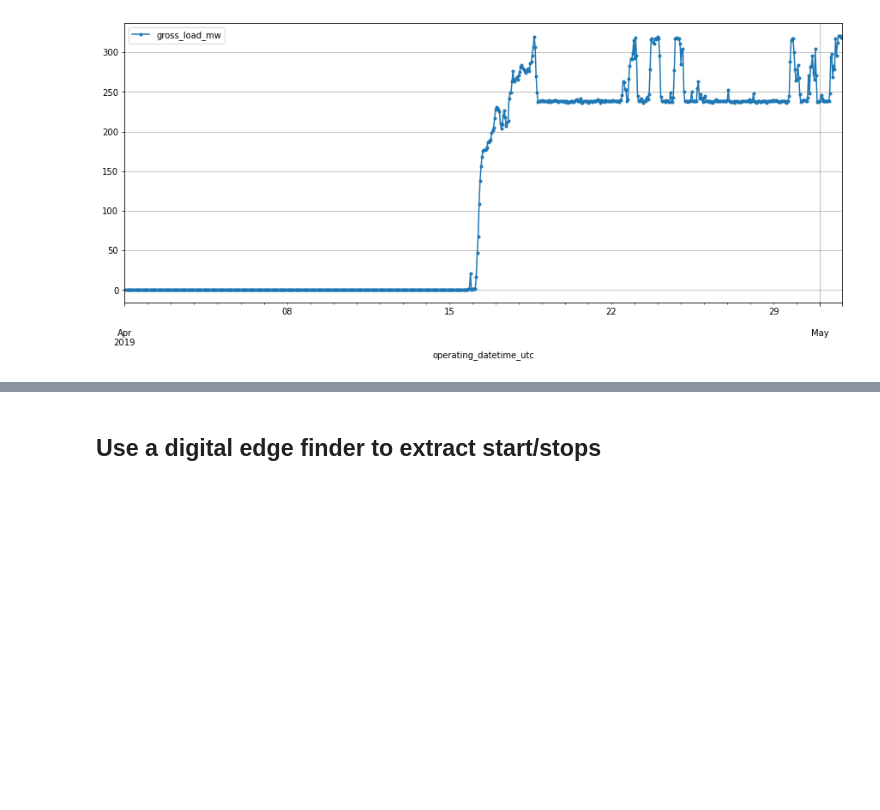
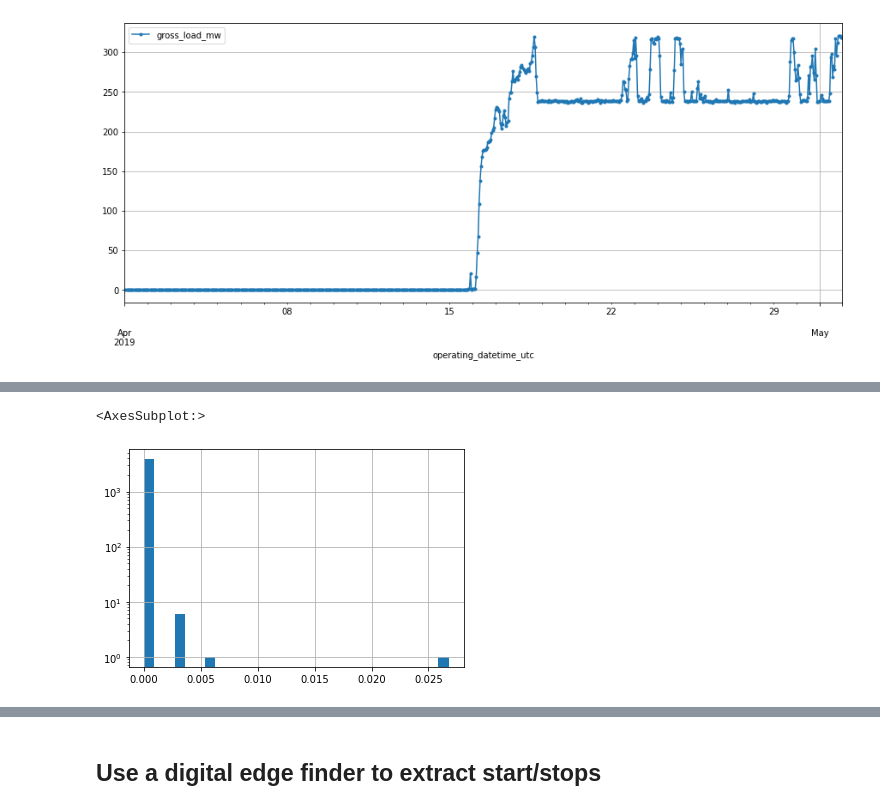
Before and after one commit to catalyst-cooperative/epacems_ramp_rates, a Jupyter notebook: notebooks/2.0-tb-startup_shutdown_locator.ipynb, the cells around one changed output, grey strips where cells are left out. Drawn from its saved outputs; the diff is of its cells as text; code cells hidden in the pictures; blank space fills up the shorter version.

```diff
--- a/notebooks/2.0-tb-startup_shutdown_locator.ipynb
+++ b/notebooks/2.0-tb-startup_shutdown_locator.ipynb
@@ -134,0 +149,6 @@ cems.loc[cems['gross_load_mw'] < 15, 'gross_load_mw'].hist(bins=30, log=True)
+# %%
+# one plant
+unit.loc[unit['gross_load_mw'] < 15, 'gross_load_mw'].div(unit['gross_load_mw'].max()).hist(bins=30, log=True)
+# %% [output]
+<AxesSubplot:>
+[figure, added]
```
Also changed, not shown: parts of 23 cells of this notebook, 2 other files.
